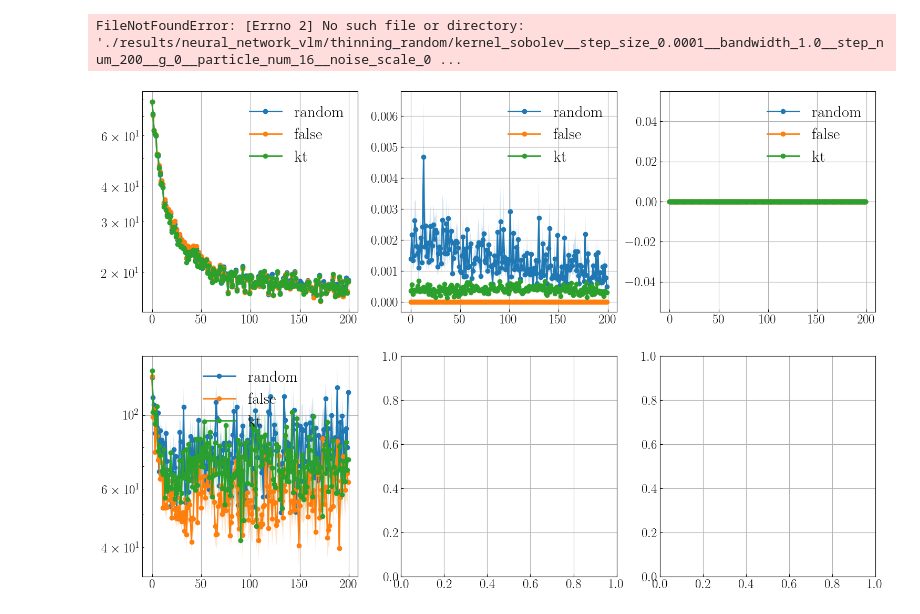
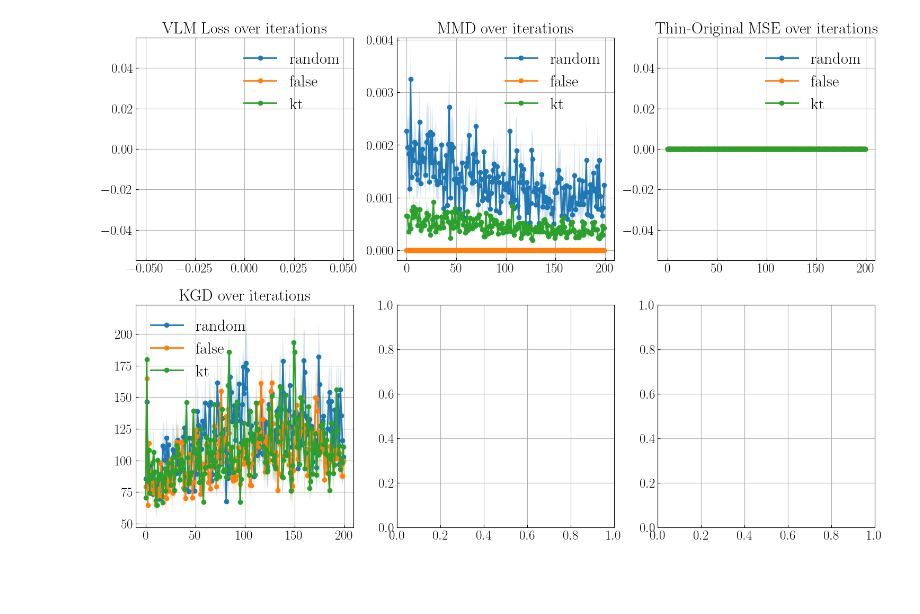
Before and after one commit to hudsonchen/thin_mfld, a Jupyter notebook: notebooks/mean_field_vlm.ipynb, the cells around one changed output. Drawn from its saved outputs; the diff is of its cells as text; code cells hidden in the pictures; blank space fills up the shorter version.

```diff
--- a/notebooks/mean_field_vlm.ipynb
+++ b/notebooks/mean_field_vlm.ipynb
@@ -28,7 +28,7 @@ plt.rc('xtick', labelsize=18, direction='in')
 plt.rc('ytick', labelsize=18, direction='in')
 plt.rc('figure', figsize=(6, 4), dpi=100)
 # %%
-particle_num = 16
+particle_num = 64
 loading_freq = 1
 zeta = 0.01
 seed_list = [0, 1, 2, 3, 4, 5, 6, 7, 8, 9]
@@ -49,10 +49,10 @@ kgd_dict = {'kt': [], 'random': [], 'false': []}
 for method in methods_list:
     for seed in seed_list:
         if method == 'false' or method == 'random':
-            dir =f"./results/neural_network_vlm/thinning_{method}/kernel_sobolev__step_size_{step_size}__bandwidth_1.0"
+            dir =f"./results_server/neural_network_vlm/thinning_{method}/kernel_sobolev__step_size_{step_size}__bandwidth_1.0"
             dir += f"__step_num_200__g_0__particle_num_{particle_num}__noise_scale_{noise_scale}__zeta_{zeta}__seed_{seed}__complete"
         else:
-            dir = f"./results/neural_network_vlm/thinning_{method}/kernel_{kernel}__step_size_{step_size}__bandwidth_{bandwidth}"
+            dir = f"./results_server/neural_network_vlm/thinning_{method}/kernel_{kernel}__step_size_{step_size}__bandwidth_{bandwidth}"
             dir += f"__step_num_200__g_{g}__particle_num_{particle_num}__noise_scale_{noise_scale}__zeta_{zeta}__seed_{seed}__complete"
         mmd_trajectory = jnp.load(f"{dir}/mmd_path.npy")
         thin_original_mse = jnp.load(f"{dir}/thin_original_mse_path.npy")
@@ -68,8 +68,6 @@ for method in methods_list:
             mmd_dict[method] = jnp.concatenate([mmd_dict[method], mmd_trajectory[:, None][::loading_freq]], axis=1)
             thin_original_mse_dict[method] = jnp.concatenate([thin_original_mse_dict[method], thin_original_mse[:, None][::loading_freq]], axis=1)
             kgd_dict[method] = jnp.concatenate([kgd_dict[method], kgd_trajectory[:, None][::loading_freq]], axis=1)
-# %% [output]
-FileNotFoundError: [Errno 2] No such file or directory: './results/neural_network_vlm/thinning_random/kernel_sobolev__step_size_0.0001__bandwidth_1.0__step_num_200__g_0__particle_num_16__noise_scale_0 ...
 # %%
 loss_trajectory_dict_mean = {'kt': [], 'random': [], 'false': []}
 loss_trajectory_dict_ste = {'kt': [], 'random': [], 'false': []}
@@ -93,33 +91,37 @@ for method in methods_list:
 # %%
 fig, axs = plt.subplots(2, 3, figsize=(18, 12))
 axs = axs.flatten()
 axs[0].grid(True)
 
 for method in methods_list:
     axs[0].plot(jnp.arange(loss_trajectory_dict_mean[method].shape[0]), loss_trajectory_dict_mean[method], label=method, marker='o')
     axs[0].fill_between(jnp.arange(loss_trajectory_dict_mean[method].shape[0]), loss_trajectory_dict_mean[method] - loss_trajectory_dict_ste[method],
                         loss_trajectory_dict_mean[method] + loss_trajectory_dict_ste[method], alpha=0.2)
     axs[0].legend()
-    axs[0].set_yscale('log')
+    axs[0].set_title("VLM Loss over iterations")
+    # axs[0].set_yscale('log')
 
 for method in methods_list:
     axs[1].plot(jnp.arange(mmd_dict_mean[method].shape[0]), mmd_dict_mean[method], label=method, marker='o')
     axs[1].fill_between(jnp.arange(mmd_dict_mean[method].shape[0]), mmd_dict_mean[method] - mmd_dict_ste[method],
                         mmd_dict_mean[method] + mmd_dict_ste[method], alpha=0.2)
     axs[1].legend()
+    axs[1].set_title("MMD over iterations")
 
 for method in methods_list:
     axs[2].plot(jnp.arange(thin_original_mse_dict_mean[method].shape[0]), thin_original_mse_dict_mean[method], label=method, marker='o')
     axs[2].fill_between(jnp.arange(thin_original_mse_dict_mean[method].shape[0]), thin_original_mse_dict_mean[method] - thin_original_mse_dict_ste[method],
                         thin_original_mse_dict_mean[method] + thin_original_mse_dict_ste[method], alpha=0.2)
     axs[2].legend()
+    axs[2].set_title("Thin-Original MSE over iterations")
 
 for method in methods_list:
     axs[3].plot(jnp.arange(kgd_mean[method].shape[0]), kgd_mean[method], label=method, marker='o')
     axs[3].fill_between(jnp.arange(kgd_mean[method].shape[0]), kgd_mean[method] - kgd_ste[method],
                         kgd_mean[method] + kgd_ste[method], alpha=0.2)
     axs[3].legend()
-    axs[3].set_yscale('log')
+    axs[3].set_title("KGD over iterations")
+    # axs[3].set_yscale('log')
 plt.show()
 # %% [output]
-[figure, old version]
+[figure, new version]
```
Also changed, not shown: 2 other files.
